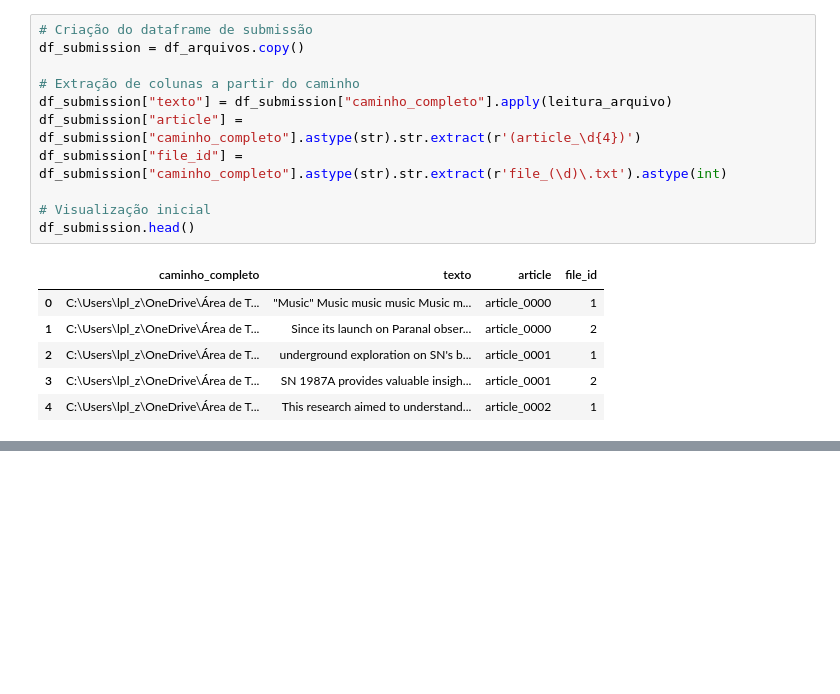
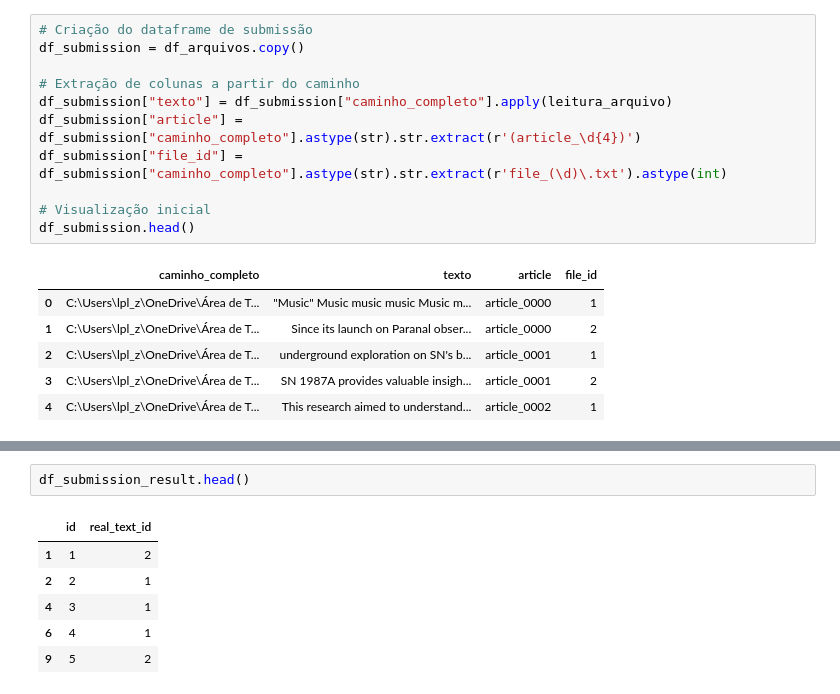
Before and after one commit to LeopoldoZanellato/the_impostor, a Jupyter notebook: submission.ipynb, the cells around one changed output, grey strips where cells are left out. Cells and saved outputs as stored; diff of their text form; blank space fills up the shorter version.

```diff
--- a/train_kaggle.ipynb
+++ b/submission.ipynb
@@ -675,0 +625,9 @@ df_sub.head()
+# %%
+df_submission_result.head()
+# %% [output]
+|  | id | real_text_id |
+| 1 | 1 | 2 |
+| 2 | 2 | 1 |
+| 4 | 3 | 1 |
+| 6 | 4 | 1 |
+| 9 | 5 | 2 |
```
Also changed, not shown: parts of 11 cells of this notebook, 2 other files.
